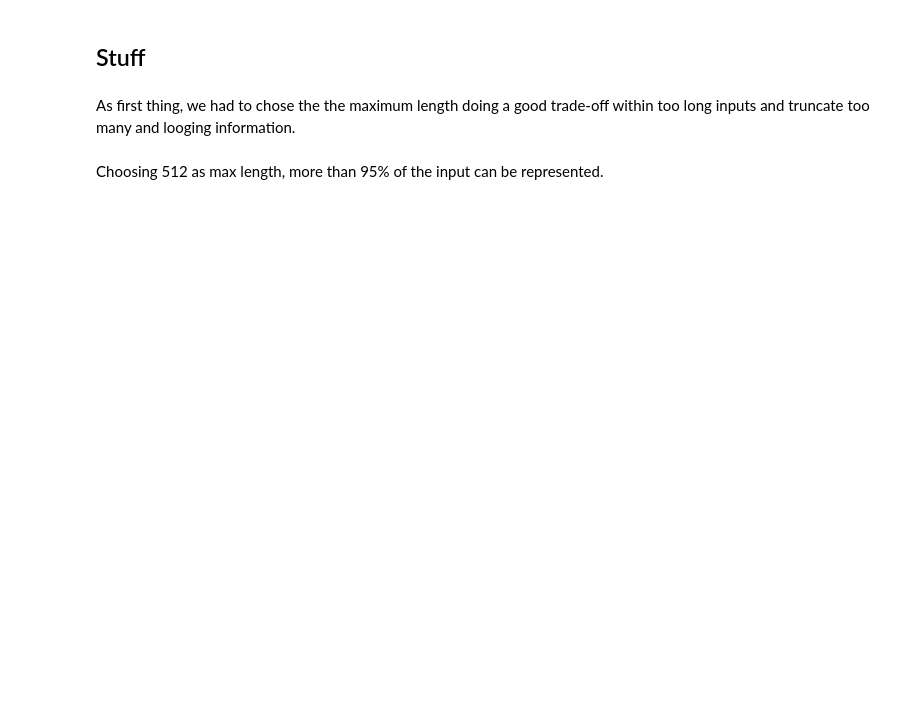
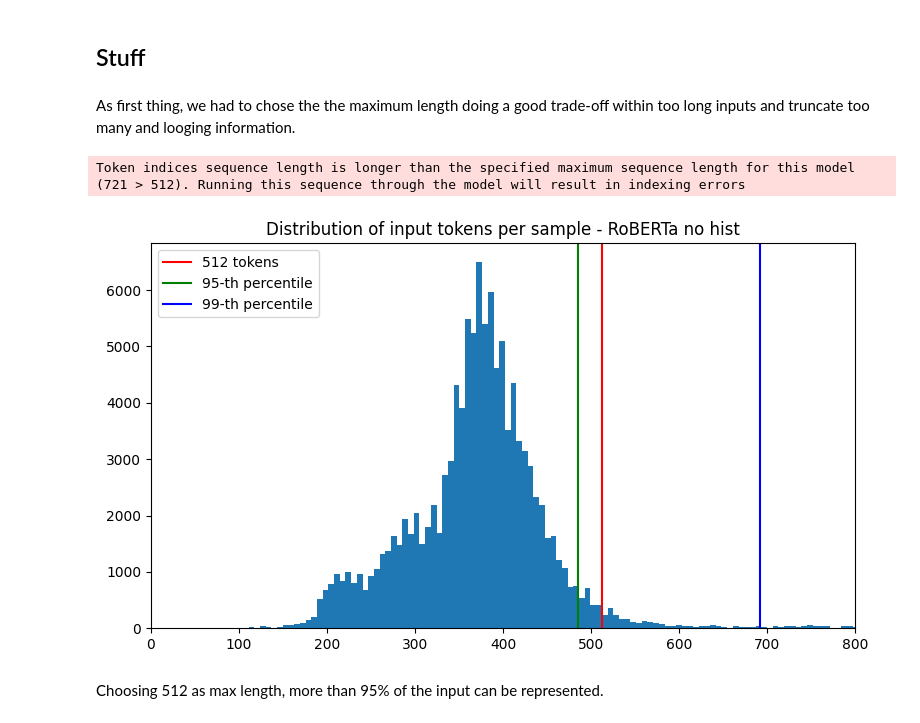
Before and after one commit to matteoperiani2/assignment2, a Jupyter notebook: assignment2.ipynb, the cells around one changed output. Saved outputs shown, nothing was run; the diff lists cells and outputs as text; code cells hidden in the pictures; blank space fills up the shorter version.

```diff
--- a/assignment2.ipynb
+++ b/assignment2.ipynb
@@ -972,0 +1527,10 @@ class RationaleHead(nn.Module):
+# %%
+tokenizer = AutoTokenizer.from_pretrained(BERT_TINY)
+passage = dataset["train"][0]["passage"]
+question = dataset["train"][0]["question"]["text"]
+
+print("P:", passage)
+print("Q:", question)
+
+inputs = tokenizer(question, passage)
+tokenizer.decode(inputs["input_ids"])
@@ -1258,0 +1892,3 @@ train_data.head()
+# %%
+train_data = unpack_qna(df, 3)
+train_data
@@ -1261,33 +1911,36 @@ train_data.head()
 # %% [markdown]
 As first thing, we had to chose the the maximum length doing a good trade-off within too long inputs and truncate too many and looging information.
 # %%
-# tokenizer = AutoTokenizer.from_pretrained("distilroberta-base")
+tokenizer = AutoTokenizer.from_pretrained("distilroberta-base")
 
-# input = train_data['question'] + tokenizer.sep_token + tokenizer.sep_token + train_data['passage']
-# num_tokens_no_hist = input.map(lambda text: len(tokenizer(text).input_ids))
+input = train_data['question'] + tokenizer.sep_token + tokenizer.sep_token + train_data['passage']
+num_tokens_no_hist = input.apply(lambda text: len(tokenizer(text).input_ids))
 
 # input = train_data['history'] + train_data['question'] + tokenizer.sep_token + tokenizer.sep_token + train_data['passage']
-# num_tokens_hist = input.map(lambda text: len(tokenizer(text).input_ids))
+# num_tokens_hist = input.apply(lambda text: len(tokenizer(text).input_ids))
 
-# plt.figure(figsize=(20, 5))
-# plt.subplot(1, 2, 1)
-# plt.hist(num_tokens_no_hist, bins=200)
-# plt.axvline(512, c='r', label='512 tokens')
-# plt.axvline(np.percentile(num_tokens_no_hist, 95), c='g', label='95-th percentile')
-# plt.axvline(np.percentile(num_tokens_no_hist, 99), c='b', label='99-th percentile')
-# plt.legend()
-# plt.xlim(0, 800)
-# plt.title('Distribution of input tokens per sample - RoBERTa no hist')
+plt.figure(figsize=(20, 5))
+plt.subplot(1, 2, 1)
+plt.hist(num_tokens_no_hist, bins=200)
+plt.axvline(512, c='r', label='512 tokens')
+plt.axvline(np.percentile(num_tokens_no_hist, 95), c='g', label='95-th percentile')
+plt.axvline(np.percentile(num_tokens_no_hist, 99), c='b', label='99-th percentile')
+plt.legend()
+plt.xlim(0, 800)
+plt.title('Distribution of input tokens per sample - RoBERTa no hist')
 
 # plt.subplot(1, 2, 2)
 # plt.hist(num_tokens_hist, bins=200)
 # plt.axvline(512, c='r', label='512 tokens')
 # plt.axvline(np.percentile(num_tokens_hist, 95), c='g', label='95-th percentile')
 # plt.axvline(np.percentile(num_tokens_hist, 99), c='b', label='99-th percentile')
 # plt.legend()
 # plt.xlim(0, 800)
 # plt.title('Distribution of input tokens per sample - RoBERTa with hist')
-# plt.show()
+plt.show()
+# %% [output]
+Token indices sequence length is longer than the specified maximum sequence length for this model (721 > 512). Running this sequence through the model will result in indexing errors
+[figure, added]
 # %% [markdown]
 Choosing 512 as max length, more than 95% of the input can be represented.
 # %%
```
Also changed, not shown: parts of 31 cells of this notebook, 1 other file.
